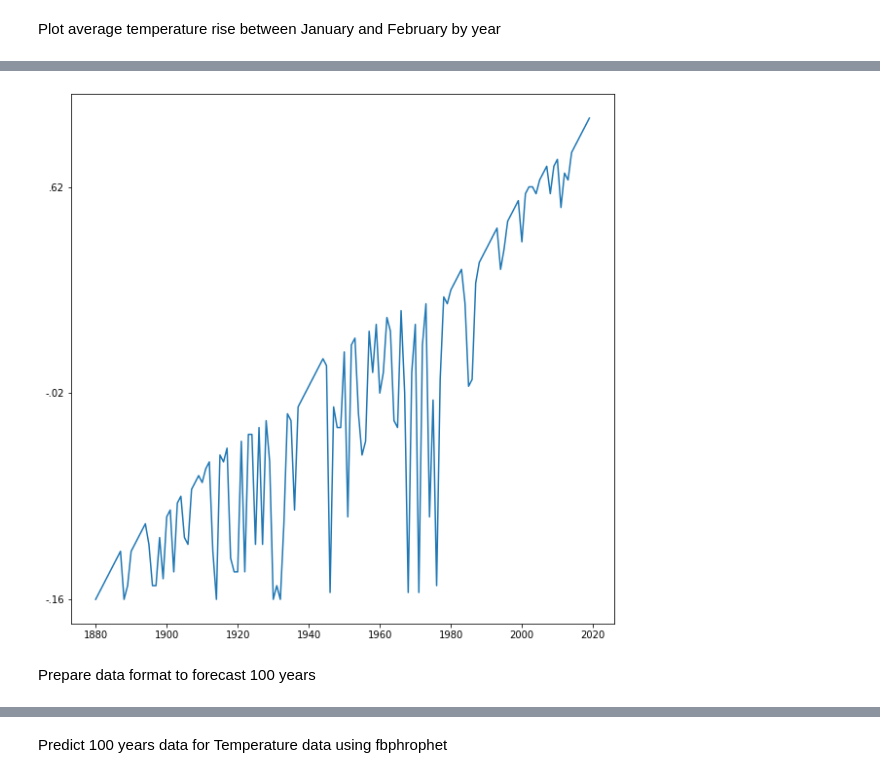
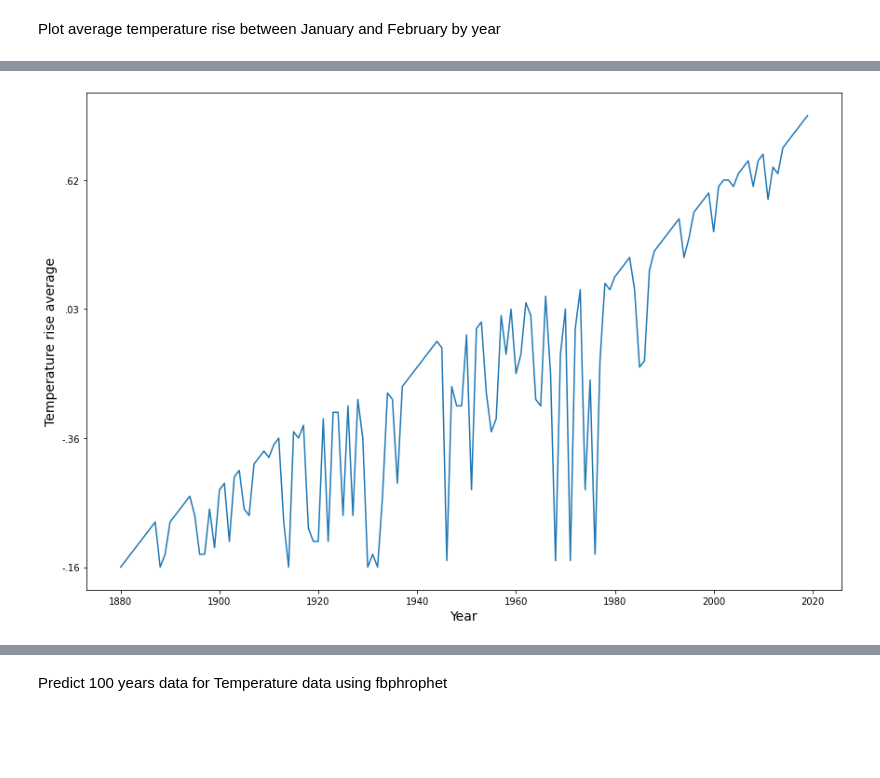
Before and after one commit to heber-augusto/planetaagua, a Jupyter notebook: data/InterfaceDadosNASA.ipynb, the cells around one changed output, grey strips where cells are left out. Saved outputs shown, nothing was run; the diff lists cells and outputs as text; code cells hidden in the pictures; blank space fills up the shorter version.

```diff
--- a/data/InterfaceDadosNASA.ipynb
+++ b/data/InterfaceDadosNASA.ipynb
@@ -46,16 +58,19 @@ _ = plt.plot(dados_gmsl['timestamp'], dados_gmsl['smoothed3'])
 # %% [markdown]
 Plot average temperature rise between January and February by year
 # %%
-#define figure size
-plt.figure(figsize=(5,10))
+#create subplots
+fig,axes = plt.subplots(nrows=1,
+                        ncols=1,
+                        figsize=(12, 8))
+#auto adjust
+plt.tight_layout()
 
-#plot data
-_ = plt.plot(dados_glbt['Year'],
-             dados_glbt['J-D'])
-
-#get axes from plot
-ax = plt.axes()
+#plot and set labels
+raw_t = axes.plot(dados_glbt['Year'],
+                  dados_glbt['J-D'])
+axes.set_xlabel('Year', fontsize=14)
+axes.set_ylabel('Temperature rise average', fontsize=14)
 
 #set the number of ticks
-ax.yaxis.set_major_locator(plt.MaxNLocator(4))
+axes.yaxis.set_major_locator(plt.MaxNLocator(4))
 # %% [output]
@@ -63,3 +77 @@ Adding an axes using the same arguments as a previous axes currently reuses the
-[figure, old version]
+[figure, new version]
-# %% [markdown]
-Prepare data format to forecast 100 years
```
Also changed, not shown: parts of 13 cells of this notebook.
